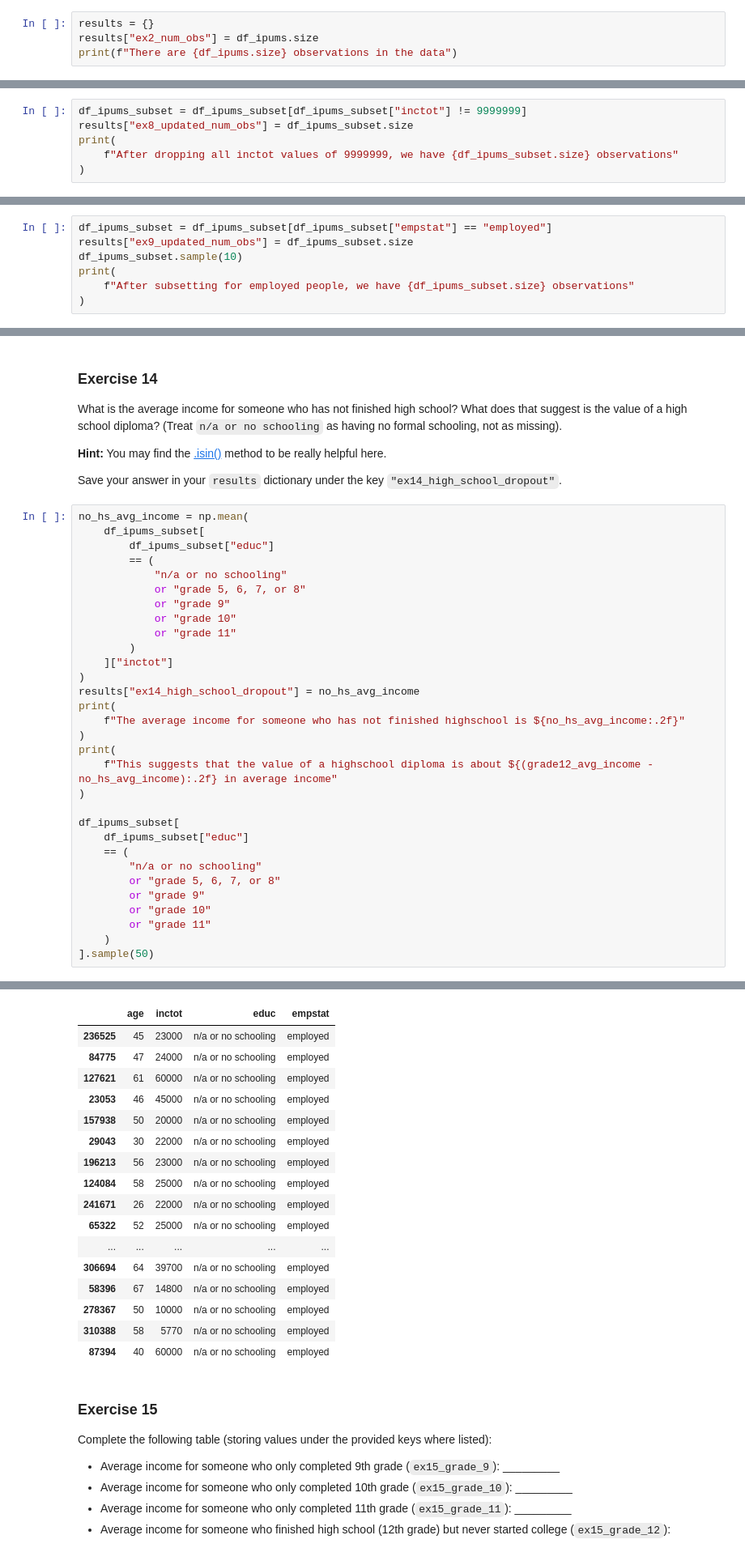
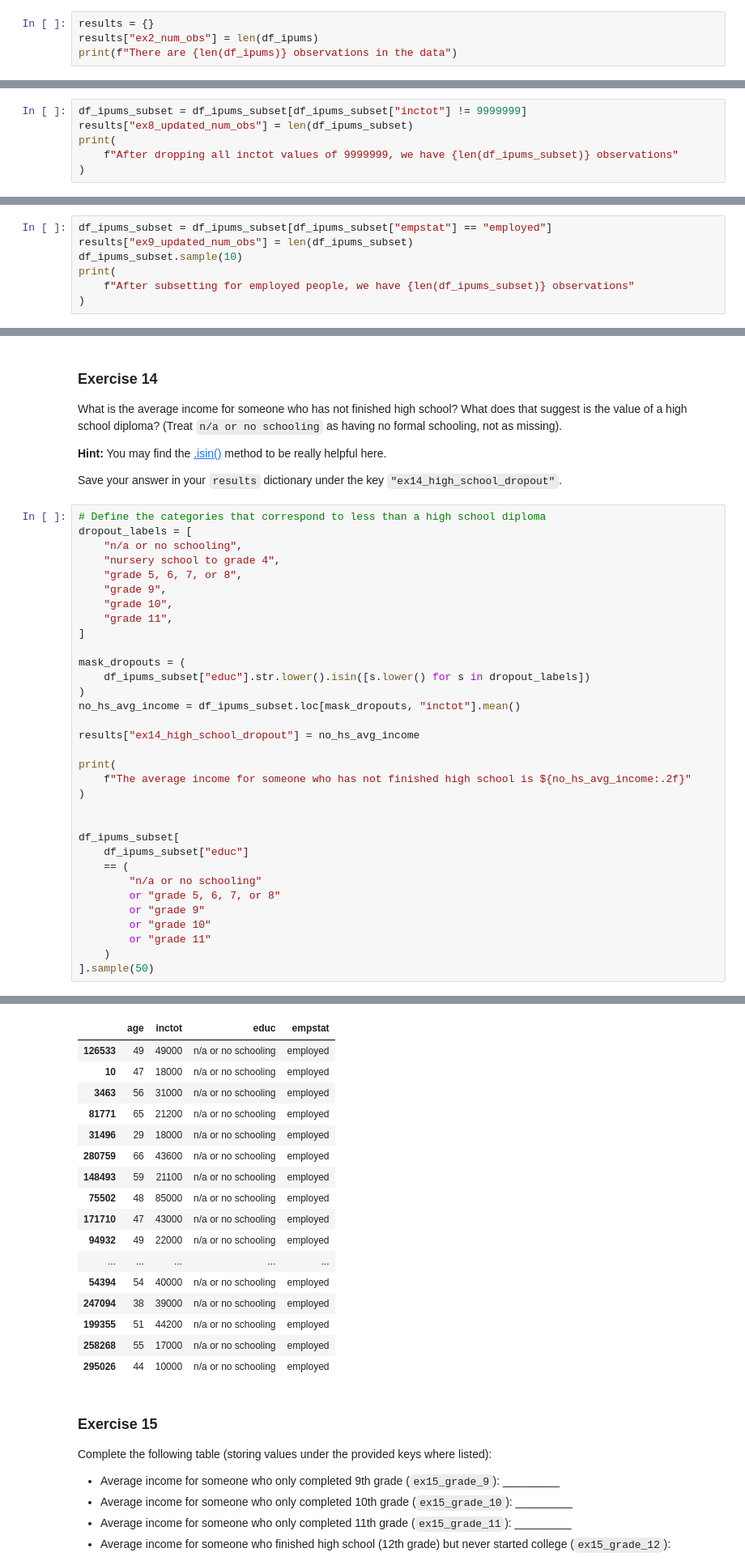
Before and after one commit to arushi40868/PDS, a Jupyter notebook: exercise_dataframes.ipynb, the cells around one changed output, grey strips where cells are left out. Shown: that part at 81% size. Drawn from its saved outputs; the diff is of its cells as text.

```diff
--- a/exercise_dataframes.ipynb
+++ b/exercise_dataframes.ipynb
@@ -85,6 +85,6 @@ When you get a new dataset like this, it's good to start by trying to get a feel
 How many observations are in your data? Store the answer in your `results` dictionary with the key `"ex2_num_obs"`.
 # %%
 results = {}
-results["ex2_num_obs"] = df_ipums.size
-print(f"There are {df_ipums.size} observations in the data")
+results["ex2_num_obs"] = len(df_ipums)
+print(f"There are {len(df_ipums)} observations in the data")
 # %% [output]
@@ -224,8 +224,8 @@ So let's begin by dropping anyone who has `inctot` equal to 9999999.
 After dropping, how many observations do you have? Save your answer in your `results` dictionary under the key `"ex8_updated_num_obs"`
 # %%
 df_ipums_subset = df_ipums_subset[df_ipums_subset["inctot"] != 9999999]
-results["ex8_updated_num_obs"] = df_ipums_subset.size
+results["ex8_updated_num_obs"] = len(df_ipums_subset)
 print(
-    f"After dropping all inctot values of 9999999, we have {df_ipums_subset.size} observations"
+    f"After dropping all inctot values of 9999999, we have {len(df_ipums_subset)} observations"
 )
 # %% [output]
@@ -242,9 +242,9 @@ Note that our decision to only look at people who are employed impacts how we sh
 After this subsetting, how many observations do you have? Save your answer in your `results` dictionary under the key `"ex9_updated_num_obs"`
 # %%
 df_ipums_subset = df_ipums_subset[df_ipums_subset["empstat"] == "employed"]
-results["ex9_updated_num_obs"] = df_ipums_subset.size
+results["ex9_updated_num_obs"] = len(df_ipums_subset)
 df_ipums_subset.sample(10)
 print(
-    f"After subsetting for employed people, we have {df_ipums_subset.size} observations"
+    f"After subsetting for employed people, we have {len(df_ipums_subset)} observations"
 )
 # %% [output]
@@ -337,25 +337,27 @@ What is the average income for someone who has not finished high school? What do
 
 Save your answer in your `results` dictionary under the key `"ex14_high_school_dropout"`.
 # %%
-no_hs_avg_income = np.mean(
-    df_ipums_subset[
-        df_ipums_subset["educ"]
-        == (
-            "n/a or no schooling"
-            or "grade 5, 6, 7, or 8"
-            or "grade 9"
-            or "grade 10"
-            or "grade 11"
-        )
-    ]["inctot"]
+# Define the categories that correspond to less than a high school diploma
+dropout_labels = [
+    "n/a or no schooling",
+    "nursery school to grade 4",
+    "grade 5, 6, 7, or 8",
+    "grade 9",
+    "grade 10",
+    "grade 11",
+]
+
+mask_dropouts = (
+    df_ipums_subset["educ"].str.lower().isin([s.lower() for s in dropout_labels])
 )
+no_hs_avg_income = df_ipums_subset.loc[mask_dropouts, "inctot"].mean()
+
 results["ex14_high_school_dropout"] = no_hs_avg_income
+
 print(
-    f"The average income for someone who has not finished highschool is ${no_hs_avg_income:.2f}"
+    f"The average income for someone who has not finished high school is ${no_hs_avg_income:.2f}"
 )
-print(
-    f"This suggests that the value of a highschool diploma is about ${(grade12_avg_income - no_hs_avg_income):.2f} in average income"
-)
+
 
 df_ipums_subset[
     df_ipums_subset["educ"]
@@ -373,20 +374,20 @@ This suggests that the value of a highschool diploma is about $6680.88 in averag
 |  | age | inctot | educ | empstat |
-| 236525 | 45 | 23000 | n/a or no schooling | employed |
-| 84775 | 47 | 24000 | n/a or no schooling | employed |
-| 127621 | 61 | 60000 | n/a or no schooling | employed |
-| 23053 | 46 | 45000 | n/a or no schooling | employed |
-| 157938 | 50 | 20000 | n/a or no schooling | employed |
-| 29043 | 30 | 22000 | n/a or no schooling | employed |
-| 196213 | 56 | 23000 | n/a or no schooling | employed |
-| 124084 | 58 | 25000 | n/a or no schooling | employed |
-| 241671 | 26 | 22000 | n/a or no schooling | employed |
-| 65322 | 52 | 25000 | n/a or no schooling | employed |
+| 126533 | 49 | 49000 | n/a or no schooling | employed |
+| 10 | 47 | 18000 | n/a or no schooling | employed |
+| 3463 | 56 | 31000 | n/a or no schooling | employed |
+| 81771 | 65 | 21200 | n/a or no schooling | employed |
+| 31496 | 29 | 18000 | n/a or no schooling | employed |
+| 280759 | 66 | 43600 | n/a or no schooling | employed |
+| 148493 | 59 | 21100 | n/a or no schooling | employed |
+| 75502 | 48 | 85000 | n/a or no schooling | employed |
+| 171710 | 47 | 43000 | n/a or no schooling | employed |
+| 94932 | 49 | 22000 | n/a or no schooling | employed |
 | ... | ... | ... | ... | ... |
-| 306694 | 64 | 39700 | n/a or no schooling | employed |
-| 58396 | 67 | 14800 | n/a or no schooling | employed |
-| 278367 | 50 | 10000 | n/a or no schooling | employed |
-| 310388 | 58 | 5770 | n/a or no schooling | employed |
-| 87394 | 40 | 60000 | n/a or no schooling | employed |
+| 54394 | 54 | 40000 | n/a or no schooling | employed |
+| 247094 | 38 | 39000 | n/a or no schooling | employed |
+| 199355 | 51 | 44200 | n/a or no schooling | employed |
+| 258268 | 55 | 17000 | n/a or no schooling | employed |
+| 295026 | 44 | 10000 | n/a or no schooling | employed |
 # %% [markdown]
 ### Exercise 15
 
```
Also changed, not shown: parts of 6 cells of this notebook.
